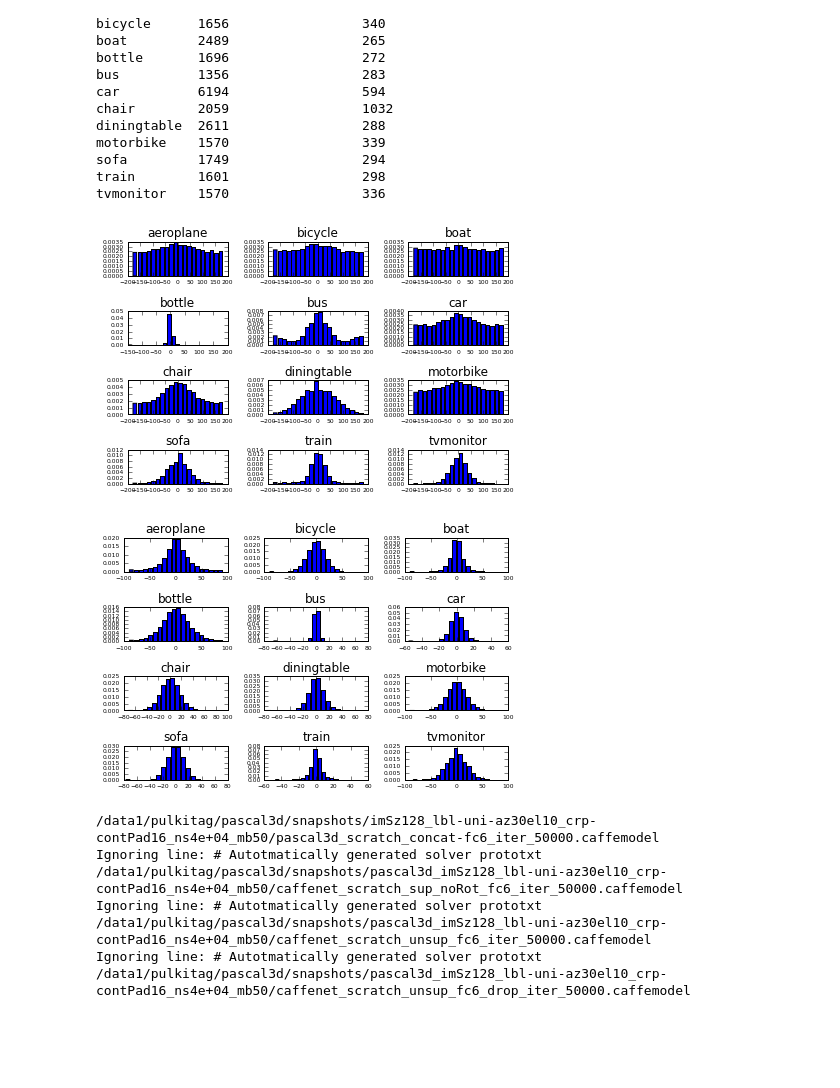
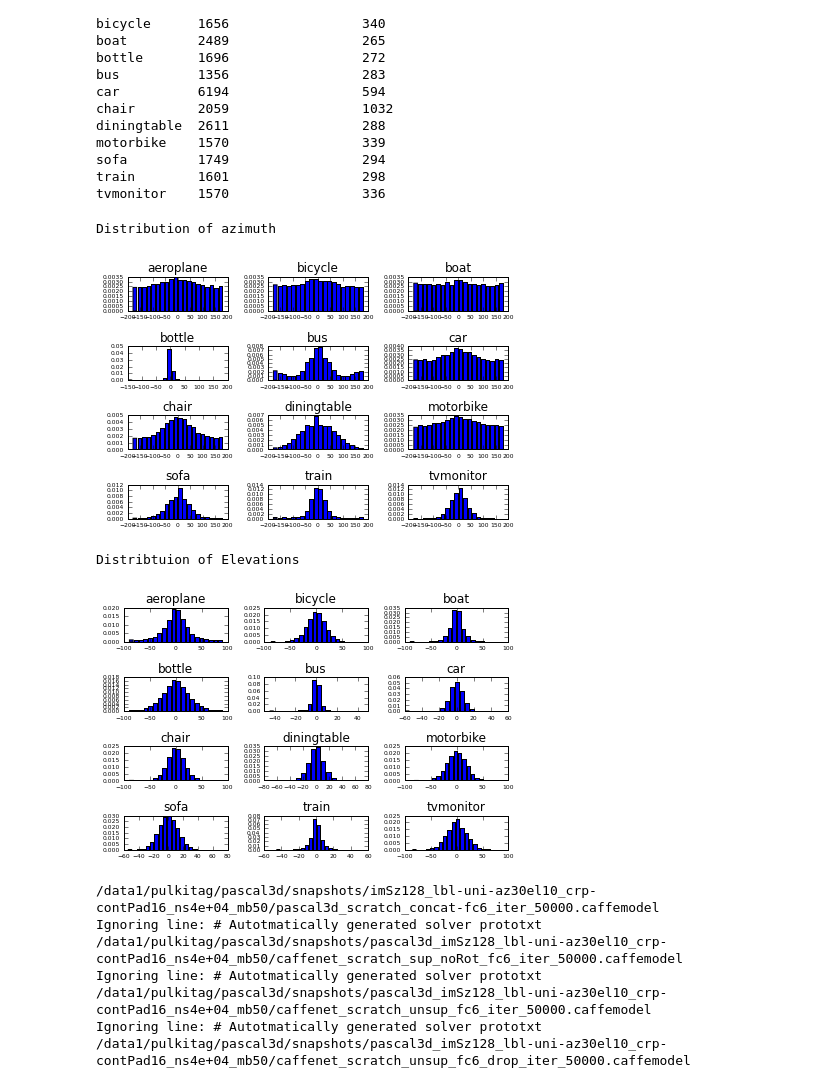
Before and after one commit to pulkitag/caffe, a Jupyter notebook: modelFiles/keypoints/documentation/Relative-Rotations.ipynb, the cells around one changed output. Saved outputs shown, nothing was run; the diff lists cells and outputs as text; code cells hidden in the pictures; blank space fills up the shorter version.

```diff
--- a/modelFiles/keypoints/documentation/Relative-Rotations.ipynb
+++ b/modelFiles/keypoints/documentation/Relative-Rotations.ipynb
@@ -98,10 +98,11 @@ lblType    = 'diff'
 numSamples = 20000
 imSz       = 128
 cropType   = 'contPad'
-prms       = p3d.get_exp_prms(imSz=imSz, lblType=lblType, numSamples=numSamples, cropType=cropType)
+prms       = p3d.get_exp_prms(imSz=imSz, lblType=lblType, numSamplesTrain=numSamples, cropType=cropType)
 pairLabels = p3d.get_pair_label_stats(prms, setName='train')
 # %%
 count = 1
+print "Distribution of azimuth"
 for (key, val) in sorted(pairLabels.items()):
     ax      = plt.subplot(4,3,count)
     azimuth = val[:,0]
@@ -112,22 +113,25 @@ for (key, val) in sorted(pairLabels.items()):
     count += 1
 plt.tight_layout()
 # %% [output]
+Distribution of azimuth
 [figure]
 # %%
 #pairLabels = p3d.get_pair_label_stats(prms, setName='val')
 count = 1
 fig = plt.figure()
+print "Distribtuion of Elevations"
 for (key, val) in sorted(pairLabels.items()):
     ax      = plt.subplot(4,3,count)
-    azimuth = val[:,1]
-    n, bins, patches = plt.hist(azimuth, 20, normed=1, histtype='bar', rwidth=0.8)
+    elevation = val[:,1]
+    n, bins, patches = plt.hist(elevation, 20, normed=1, histtype='bar', rwidth=0.8)
     plt.title(key)
     ax.tick_params(axis='x', labelsize=6)
     ax.tick_params(axis='y', labelsize=6)
     count += 1
 plt.tight_layout()
 # %% [output]
+Distribtuion of Elevations
-[figure, old version]
+[figure, new version]
 # %%
 #New training where instead of taking the Medoid of the cluster, I trained on the bins of elevations and azimuth.
 # These examples contain information from all boxes whose minimum size > 50px in the original image.
```
Also changed, not shown: 56 other files.
